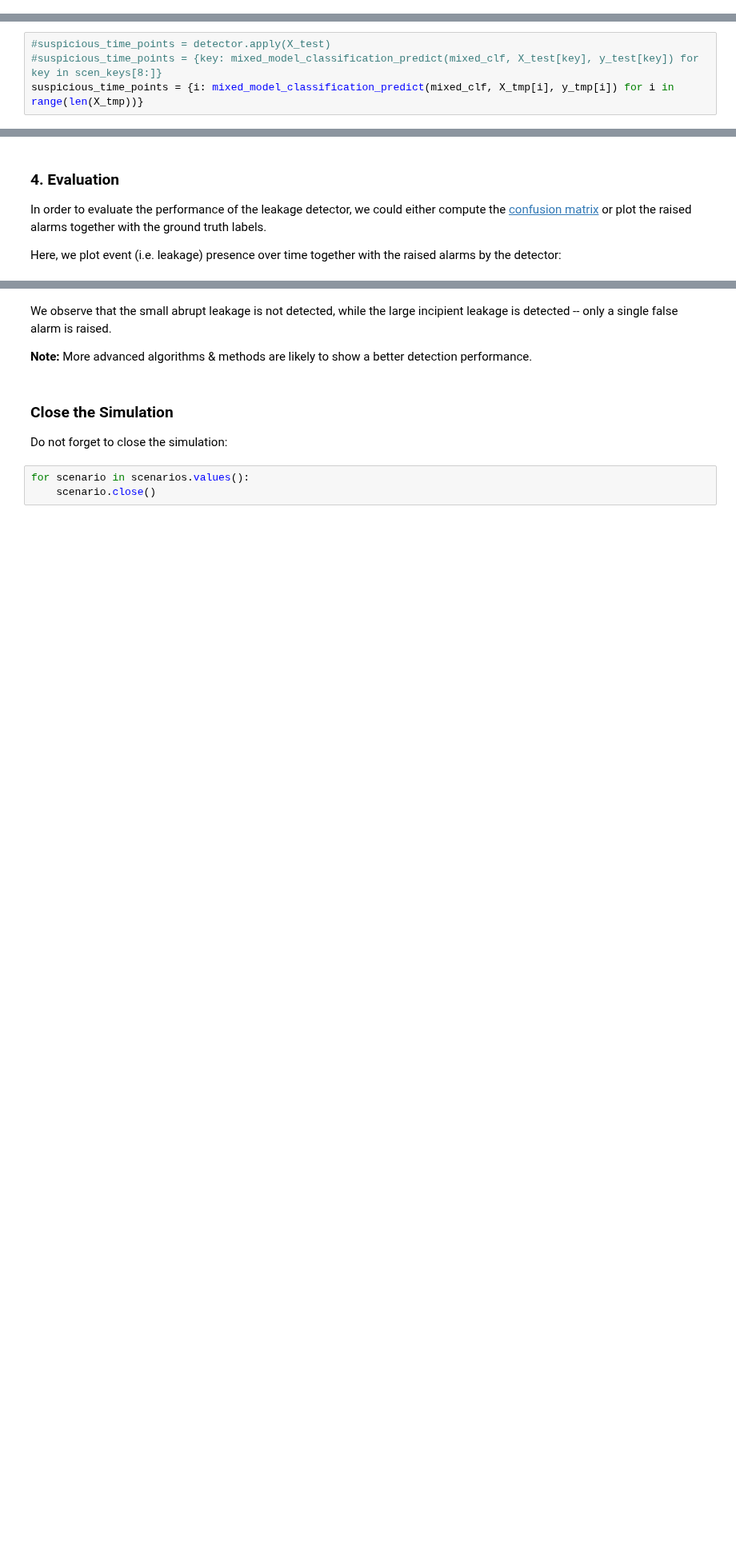
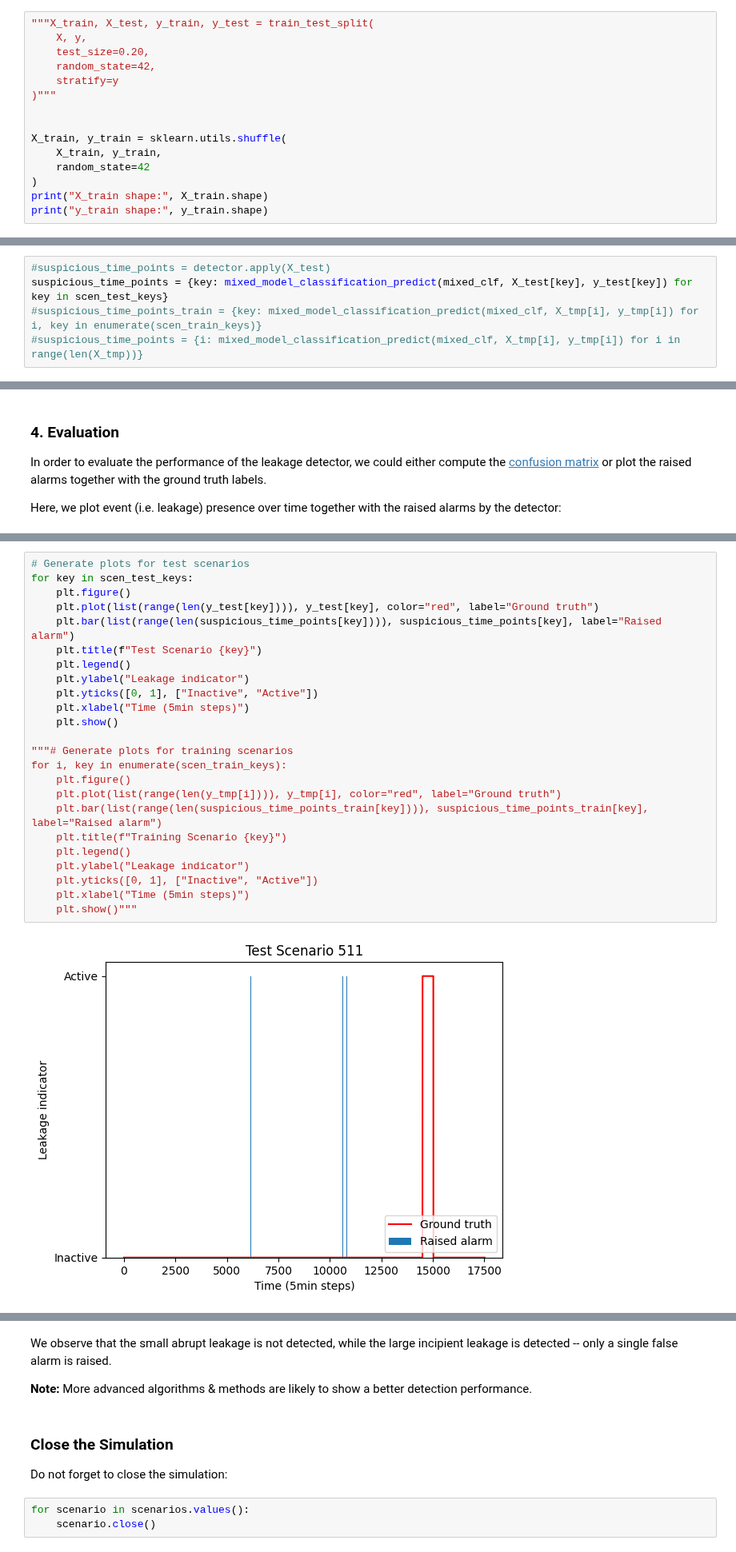
Before and after one commit to ChonsShadow/leak_localisation, a Jupyter notebook: epytflow_leakagedetection.ipynb, the cells around one changed output, grey strips where cells are left out. Shown at 80% size. Drawn from its saved outputs; the diff is of its cells as text; blank space fills up the shorter version.

Commit message:
scenariowise train-test-split has been added (functionality for train-test-split remains in comments) plots for all tested scenarios added as well

```diff
--- a/epytflow_leakagedetection.ipynb
+++ b/epytflow_leakagedetection.ipynb
@@ -295,0 +248,15 @@ y_train shape: (140168,)
+# %%
+"""X_train, X_test, y_train, y_test = train_test_split(
+    X, y,
+    test_size=0.20,
+    random_state=42,
+    stratify=y
+)"""
+
+
+X_train, y_train = sklearn.utils.shuffle(
+    X_train, y_train,
+    random_state=42
+)
+print("X_train shape:", X_train.shape)
+print("y_train shape:", y_train.shape)
@@ -318,8 +288,9 @@ detector.fit(X_train)
 Apply the detector to the test data (i.e. second week of simulated data):
 # %%
 #suspicious_time_points = detector.apply(X_test)
-#suspicious_time_points = {key: mixed_model_classification_predict(mixed_clf, X_test[key], y_test[key]) for key in scen_keys[8:]}
-suspicious_time_points = {i: mixed_model_classification_predict(mixed_clf, X_tmp[i], y_tmp[i]) for i in range(len(X_tmp))}
+suspicious_time_points = {key: mixed_model_classification_predict(mixed_clf, X_test[key], y_test[key]) for key in scen_test_keys}
+#suspicious_time_points_train = {key: mixed_model_classification_predict(mixed_clf, X_tmp[i], y_tmp[i]) for i, key in enumerate(scen_train_keys)}
+#suspicious_time_points = {i: mixed_model_classification_predict(mixed_clf, X_tmp[i], y_tmp[i]) for i in range(len(X_tmp))}
 # %% [output]
               precision    recall  f1-score   support
 
@@ -358,0 +328,26 @@ plt.show()
+# %%
+# Generate plots for test scenarios
+for key in scen_test_keys:
+    plt.figure()
+    plt.plot(list(range(len(y_test[key]))), y_test[key], color="red", label="Ground truth")
+    plt.bar(list(range(len(suspicious_time_points[key]))), suspicious_time_points[key], label="Raised alarm")
+    plt.title(f"Test Scenario {key}")
+    plt.legend()
+    plt.ylabel("Leakage indicator")
+    plt.yticks([0, 1], ["Inactive", "Active"])
+    plt.xlabel("Time (5min steps)")
+    plt.show()
+
+"""# Generate plots for training scenarios
+for i, key in enumerate(scen_train_keys):
+    plt.figure()
+    plt.plot(list(range(len(y_tmp[i]))), y_tmp[i], color="red", label="Ground truth")
+    plt.bar(list(range(len(suspicious_time_points_train[key]))), suspicious_time_points_train[key], label="Raised alarm")
+    plt.title(f"Training Scenario {key}")
+    plt.legend()
+    plt.ylabel("Leakage indicator")
+    plt.yticks([0, 1], ["Inactive", "Active"])
+    plt.xlabel("Time (5min steps)")
+    plt.show()"""
+# %% [output]
+[figure, added]
```
Also changed, not shown: parts of 14 cells of this notebook.
